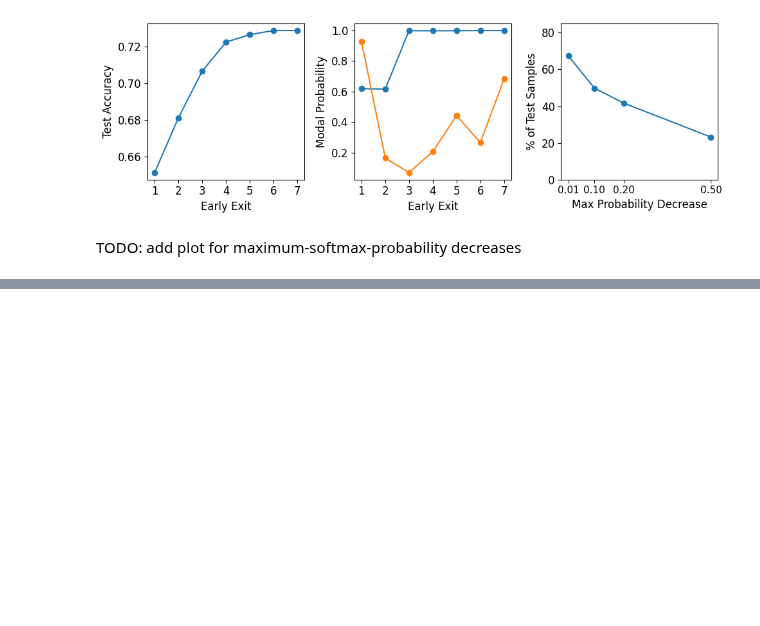
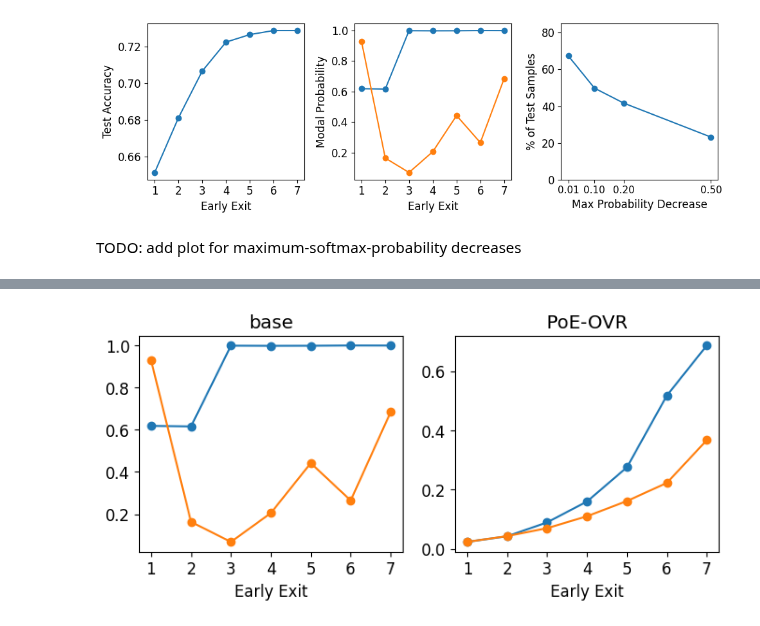
Before and after one commit to metodj/MSDNet-PyTorch, a Jupyter notebook: paper_plots.ipynb, the cells around one changed output, grey strips where cells are left out. Cells and saved outputs as stored; diff of their text form; code cells hidden in the pictures; blank space fills up the shorter version.

```diff
--- a/paper_plots.ipynb
+++ b/paper_plots.ipynb
@@ -116,0 +227,9 @@ TODO: add plot for maximum-softmax-probability decreases
+# %%
+MODEL_FOLDER = 'models'
+LIKELIHOOD = 'softmax'
+EPOCH = 299
+
+logits, targets, ARGS = get_logits_targets('cifar100', MODEL_FOLDER, LIKELIHOOD, EPOCH)
+
+L = len(logits)
+N = len(targets)
@@ -116,0 +254,51 @@ TODO: add plot for maximum-softmax-probability decreases
+# %%
+probs = torch.softmax(logits, dim=2)
+preds = {i: torch.argmax(probs, dim=2)[i, :] for i in range(L)}
+acc = [(targets == preds[i]).sum() / len(targets) for i in range(L)]
+msp = {i: torch.max(probs, dim=2).values[i, :] for i in range(L)}
+# %%
+T = 1.
+probs_poe_ovr_break_ties_generalized = torch.tensor(f_probs_ovr_poe_logits_weighted_generalized(logits, weights=(np.arange(1, L + 1, 1, dtype=float) / L) * T))
+preds_poe_ovr_break_ties_generalized = {i: torch.argmax(probs_poe_ovr_break_ties_generalized, dim=2)[i, :] for i in range(L)}
+acc_poe_ovr_break_ties_generalized = [(targets == preds_poe_ovr_break_ties_generalized[i]).sum() / len(targets) for i in range(L)]
+# %%
+FONT_SIZE = 12
+plt.rcParams.update({'font.size': FONT_SIZE})
+
+PLOT_TYPE = 'Modal Probability'
+# PLOT_TYPE = 'Ground-Truth Probability'
+
+fig, ax = plt.subplots(1, 2, figsize=(8, 3))
+early_exits = [i + 1 for i in range(L)]
+
+ax[0].set_xlabel('Early Exit')
+# ax[0].set_ylabel(PLOT_TYPE)
+if PLOT_TYPE == 'Modal Probability':
+    for i, color in zip([6311, 8376], ['tab:blue', 'tab:orange']):
+        probs_i = probs[:, i, preds[L - 1][i]].cpu()
+        ax[0].plot(list(range(1, len(probs_i) + 1)), probs_i, marker='o', color=color)
+elif PLOT_TYPE == 'Ground-Truth Probability':
+    for i in [6311, 6534]:
+        probs_i = probs[:, i, targets[i]].cpu()
+        ax[0].plot(list(range(1, len(probs_i) + 1)), probs_i, marker='o')
+ax[0].set_xticks(early_exits)
+ax[0].set_title('base')
+
+
+ax[1].set_xlabel('Early Exit')
+# ax[1].set_ylabel(PLOT_TYPE)
+if PLOT_TYPE == 'Modal Probability':
+    for i, color in zip([6311, 8376], ['tab:blue', 'tab:orange']):
+        probs_i = probs_poe_ovr_break_ties_generalized[:, i, preds_poe_ovr_break_ties_generalized[L - 1][i]].cpu()
+        ax[1].plot(list(range(1, len(probs_i) + 1)), probs_i, marker='o', color=color)
+elif PLOT_TYPE == 'Ground-Truth Probability':
+    for i in [6311, 6534]:
+        probs_i = probs[:, i, targets[i]].cpu()
+        ax[1].plot(list(range(1, len(probs_i) + 1)), probs_i, marker='o')
+ax[1].set_xticks(early_exits)
+ax[1].set_title('PoE-OVR')
+
+plt.savefig(f'figures/figure_3_{PLOT_TYPE}.pdf', dpi=1200)
+plt.show()
+# %% [output]
+[figure, added]
```
Also changed, not shown: parts of 13 cells of this notebook, 1 other file.
